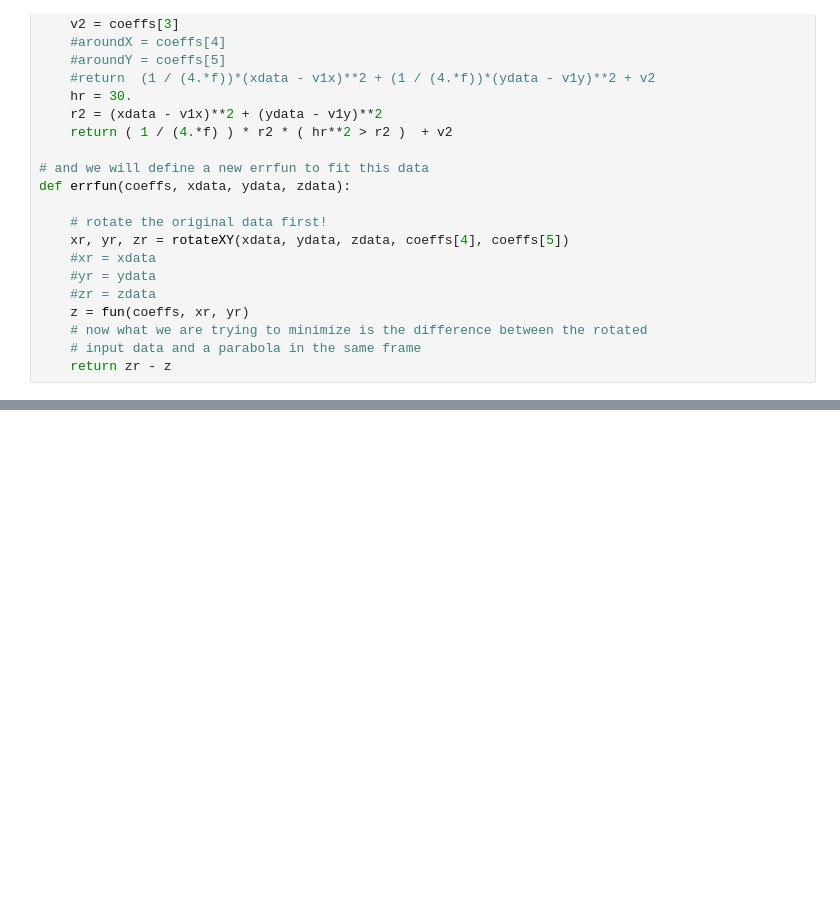
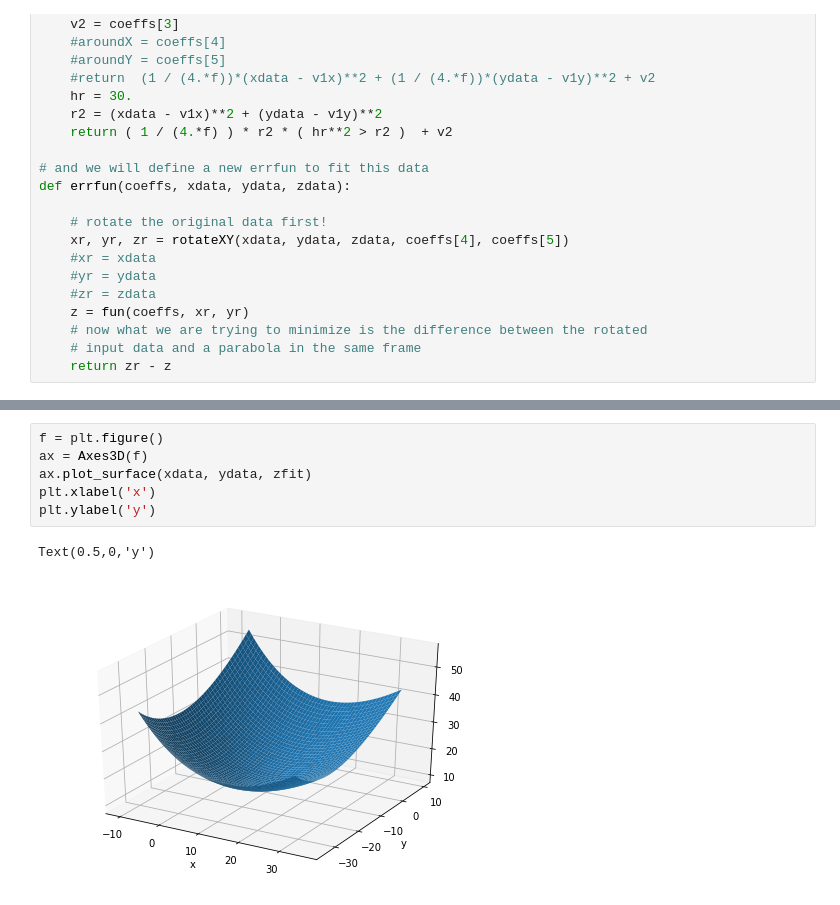
Before and after one commit to GreenBankObservatory/lassi-analysis, a Jupyter notebook: Andrews Parabolas.ipynb, the cells around one changed output, grey strips where cells are left out. Cells and saved outputs as stored; diff of their text form; blank space fills up the shorter version.

```diff
--- a/Andrews Parabolas.ipynb
+++ b/Andrews Parabolas.ipynb
@@ -76,0 +117,9 @@ True `xtol` termination condition is satisfied. 7
+# %%
+f = plt.figure()
+ax = Axes3D(f)
+ax.plot_surface(xdata, ydata, zfit)
+plt.xlabel('x')
+plt.ylabel('y')
+# %% [output]
+Text(0.5,0,'y')
+[figure, added]
```
Also changed, not shown: parts of 8 cells of this notebook, 2 other files.
